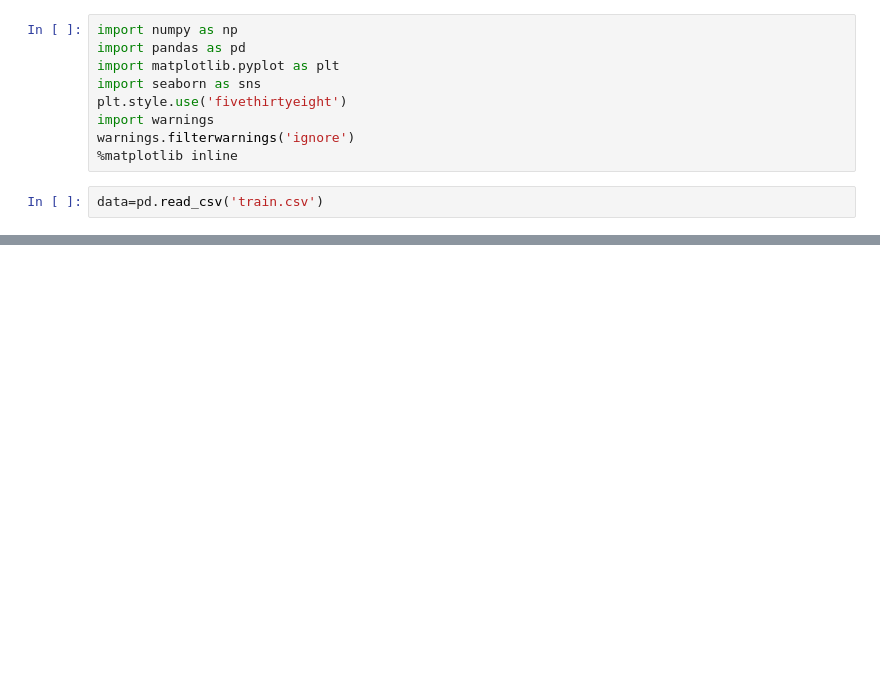
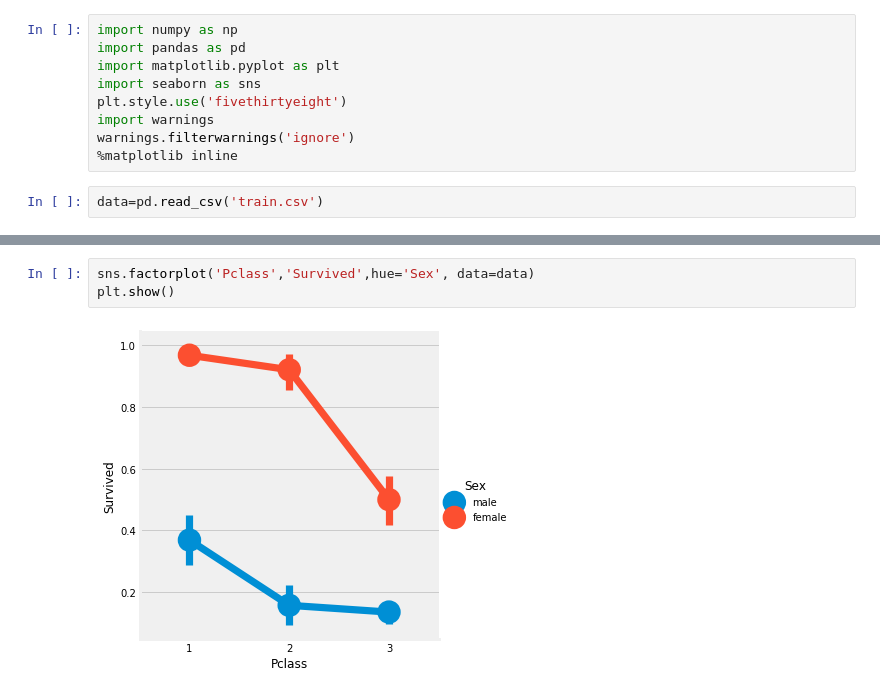
Before and after one commit to JohnHeo04/Day_by_day, a Jupyter notebook: 1st_EDA to Prediction.ipynb, the cells around one changed output, grey strips where cells are left out. Saved outputs shown, nothing was run; the diff lists cells and outputs as text; blank space fills up the shorter version.

```diff
--- a/1st_EDA to Prediction.ipynb
+++ b/1st_EDA to Prediction.ipynb
@@ -43,0 +172,5 @@ data=pd.read_csv('train.csv')
+# %%
+sns.factorplot('Pclass','Survived',hue='Sex', data=data)
+plt.show()
+# %% [output]
+[figure, added]
```
Also changed, not shown: parts of 51 cells of this notebook.
